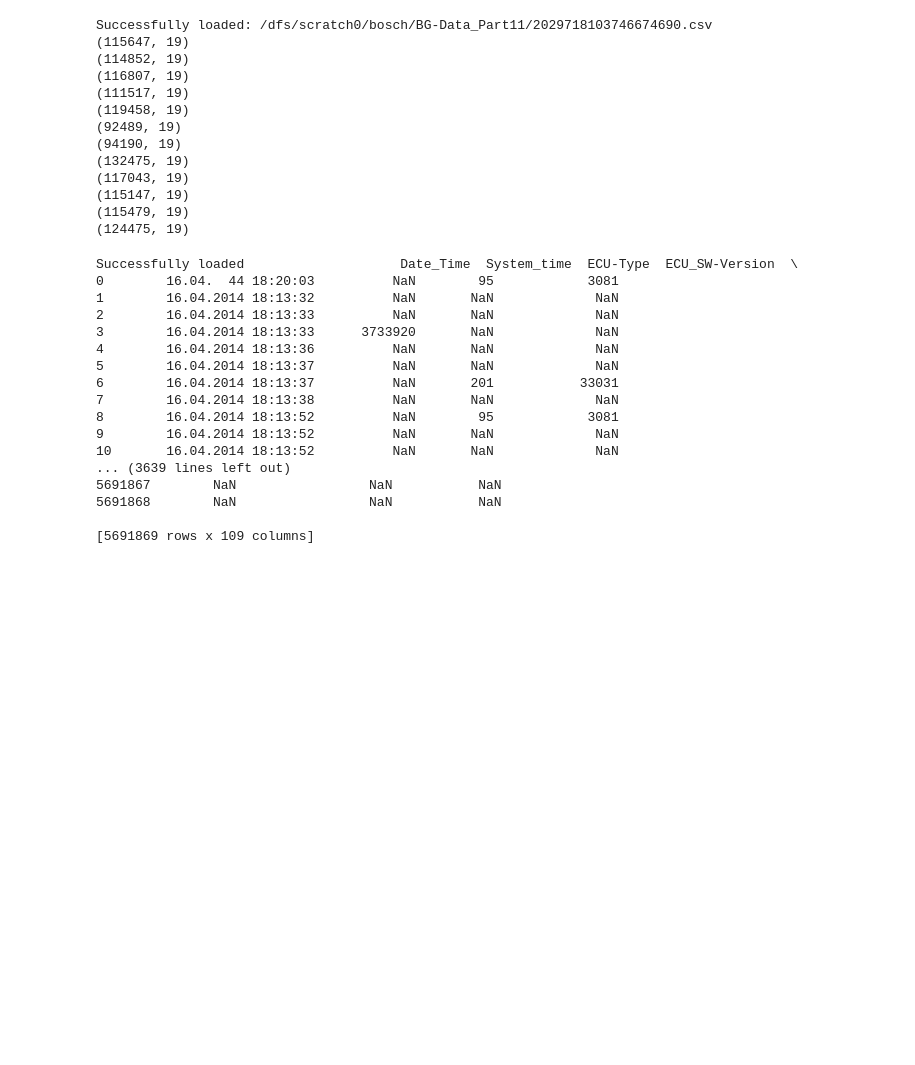
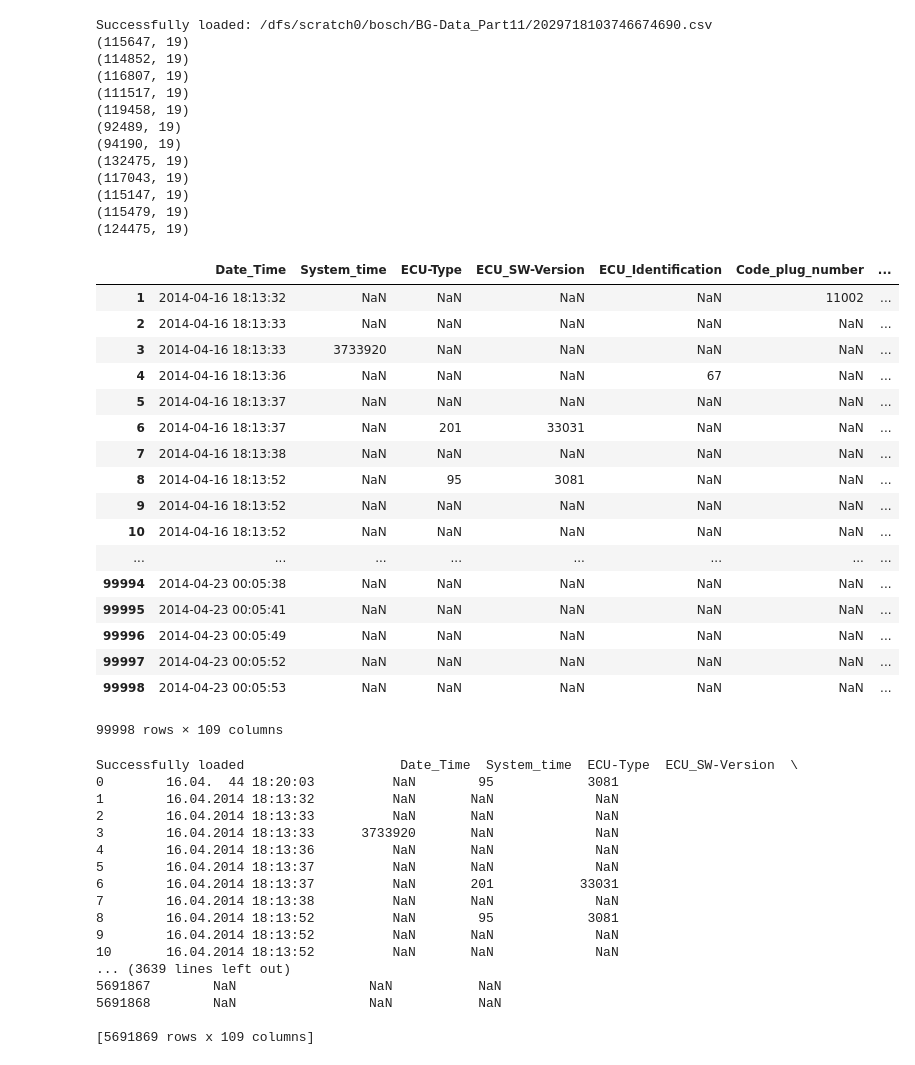
Before and after one commit to davidhallac/SeqDecisionTree, a Jupyter notebook: ParseAllBoilers.ipynb, the cells around one changed output. Saved outputs shown, nothing was run; the diff lists cells and outputs as text; code cells hidden in the pictures; blank space fills up the shorter version.

```diff
--- a/ParseAllBoilers.ipynb
+++ b/ParseAllBoilers.ipynb
@@ -180,9 +181,33 @@ Successfully loaded: /dfs/scratch0/bosch/BG-Data_Part11/2029718103746674690.csv
 # %%
 filename = '/dfs/scratch0/bosch/BG-Data_Part11/2029718103746674690.csv'
 # %%
-dfOrig = pd.read_csv('/dfs/scratch0/bosch/BG-Data_Part11/2029718103746674690.csv',parse_dates=[['Date','Time']], delimiter='\t')
-dfOrig2 = dfOrig.drop([0]) #TODO - remove this?
-dfOrig2['Date_Time'] = pd.to_datetime(dfOrig2['Date_Time'], format='%d.%m.%Y %H:%M:%S', errors='coerce')
+dfOrig = pd.read_csv('/dfs/scratch0/bosch/BG-Data_Part11/2029718103746674690.csv',parse_dates=[['Date','Time']], delimiter='\t',nrows=99999)
+# dfOrig = dfOrig.drop([0]) #TODO - remove this?
+
+
+
+dfOrig['Date_Time'] = pd.to_datetime(dfOrig['Date_Time'], format='%d.%m.%Y %H:%M:%S', coerce=True)
+dfOrig = dfOrig.dropna(subset=['Date_Time'])
+dfOrig
+# %% [output]
+|  | Date_Time | System_time | ECU-Type | ECU_SW-Version | ECU_Identification | Code_plug_number | ... |
+| 1 | 2014-04-16 18:13:32 | NaN | NaN | NaN | NaN | 11002 | ... |
+| 2 | 2014-04-16 18:13:33 | NaN | NaN | NaN | NaN | NaN | ... |
+| 3 | 2014-04-16 18:13:33 | 3733920 | NaN | NaN | NaN | NaN | ... |
+| 4 | 2014-04-16 18:13:36 | NaN | NaN | NaN | 67 | NaN | ... |
+| 5 | 2014-04-16 18:13:37 | NaN | NaN | NaN | NaN | NaN | ... |
+| 6 | 2014-04-16 18:13:37 | NaN | 201 | 33031 | NaN | NaN | ... |
+| 7 | 2014-04-16 18:13:38 | NaN | NaN | NaN | NaN | NaN | ... |
+| 8 | 2014-04-16 18:13:52 | NaN | 95 | 3081 | NaN | NaN | ... |
+| 9 | 2014-04-16 18:13:52 | NaN | NaN | NaN | NaN | NaN | ... |
+| 10 | 2014-04-16 18:13:52 | NaN | NaN | NaN | NaN | NaN | ... |
+| ... | ... | ... | ... | ... | ... | ... | ... |
+| 99994 | 2014-04-23 00:05:38 | NaN | NaN | NaN | NaN | NaN | ... |
+| 99995 | 2014-04-23 00:05:41 | NaN | NaN | NaN | NaN | NaN | ... |
+| 99996 | 2014-04-23 00:05:49 | NaN | NaN | NaN | NaN | NaN | ... |
+| 99997 | 2014-04-23 00:05:52 | NaN | NaN | NaN | NaN | NaN | ... |
+| 99998 | 2014-04-23 00:05:53 | NaN | NaN | NaN | NaN | NaN | ... |
+99998 rows × 109 columns
 # %%
 dfSubset = dfOrig2[['Date_Time', 'Operating_status:_Error_Locking', 'Operating_status:_Error_Blocking',
                    'Actual_Power', 'Number_of_burner_starts', 'Operating_status:_Central_heating_active',
```
Also changed, not shown: parts of 1 cell of this notebook.
